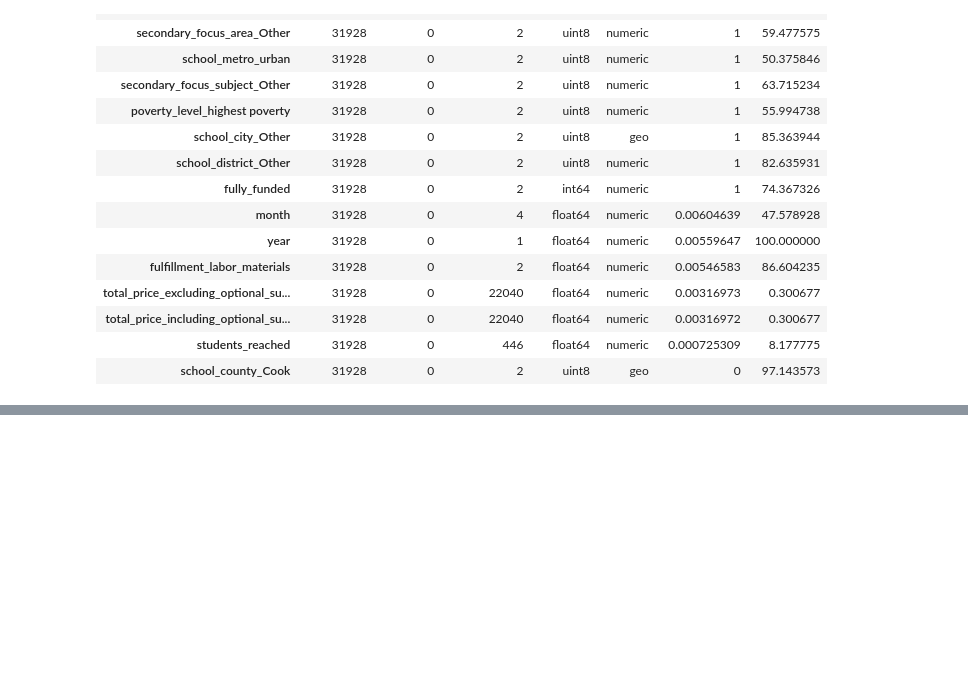
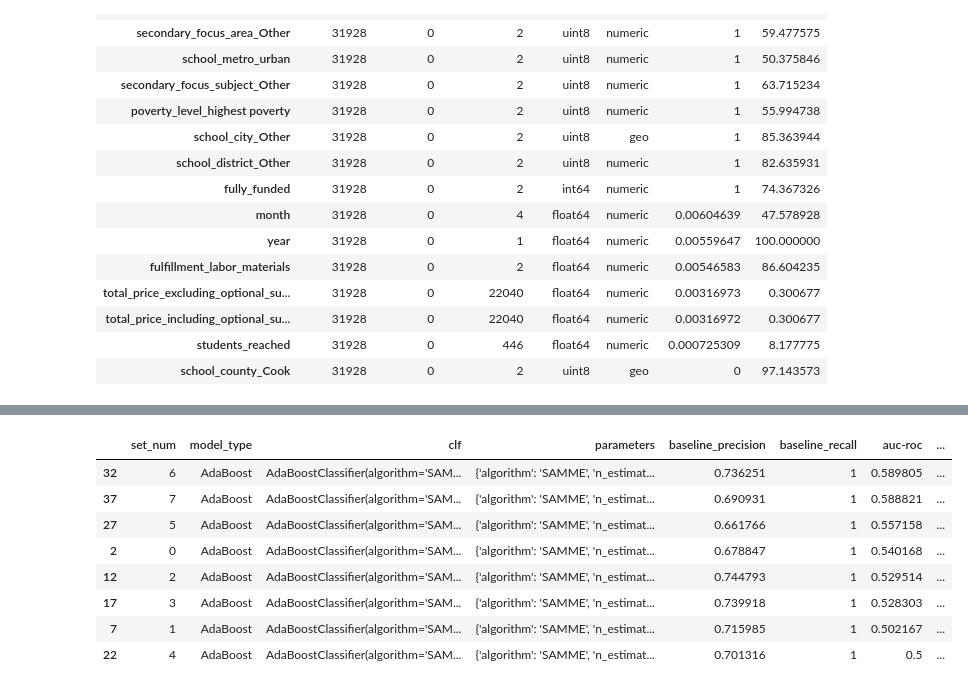
Before and after one commit to anmolchaturvedi/predicting_excitement, a Jupyter notebook: donors_choose.ipynb, the cells around one changed output, grey strips where cells are left out. Saved outputs shown, nothing was run; the diff lists cells and outputs as text; code cells hidden in the pictures; blank space fills up the shorter version.

```diff
--- a/donors_choose.ipynb
+++ b/donors_choose.ipynb
@@ -792,0 +864,12 @@ set2_summary.sort_values(by='most_common', ascending = False).head(15)
+# %%
+metrics[metrics['model_type'] == 'AdaBoost'].sort_values(by='auc-roc', ascending = False).style.background_gradient(cmap=cm)
+# %% [output]
+|  | set_num | model_type | clf | parameters | baseline_precision | baseline_recall | auc-roc | ... |
+| 32 | 6 | AdaBoost | AdaBoostClassifier(algorithm='SAM... | {'algorithm': 'SAMME', 'n_estimat... | 0.736251 | 1 | 0.589805 | ... |
+| 37 | 7 | AdaBoost | AdaBoostClassifier(algorithm='SAM... | {'algorithm': 'SAMME', 'n_estimat... | 0.690931 | 1 | 0.588821 | ... |
+| 27 | 5 | AdaBoost | AdaBoostClassifier(algorithm='SAM... | {'algorithm': 'SAMME', 'n_estimat... | 0.661766 | 1 | 0.557158 | ... |
+| 2 | 0 | AdaBoost | AdaBoostClassifier(algorithm='SAM... | {'algorithm': 'SAMME', 'n_estimat... | 0.678847 | 1 | 0.540168 | ... |
+| 12 | 2 | AdaBoost | AdaBoostClassifier(algorithm='SAM... | {'algorithm': 'SAMME', 'n_estimat... | 0.744793 | 1 | 0.529514 | ... |
+| 17 | 3 | AdaBoost | AdaBoostClassifier(algorithm='SAM... | {'algorithm': 'SAMME', 'n_estimat... | 0.739918 | 1 | 0.528303 | ... |
+| 7 | 1 | AdaBoost | AdaBoostClassifier(algorithm='SAM... | {'algorithm': 'SAMME', 'n_estimat... | 0.715985 | 1 | 0.502167 | ... |
+| 22 | 4 | AdaBoost | AdaBoostClassifier(algorithm='SAM... | {'algorithm': 'SAMME', 'n_estimat... | 0.701316 | 1 | 0.5 | ... |
```
Also changed, not shown: parts of 11 cells of this notebook, 1 other file.
